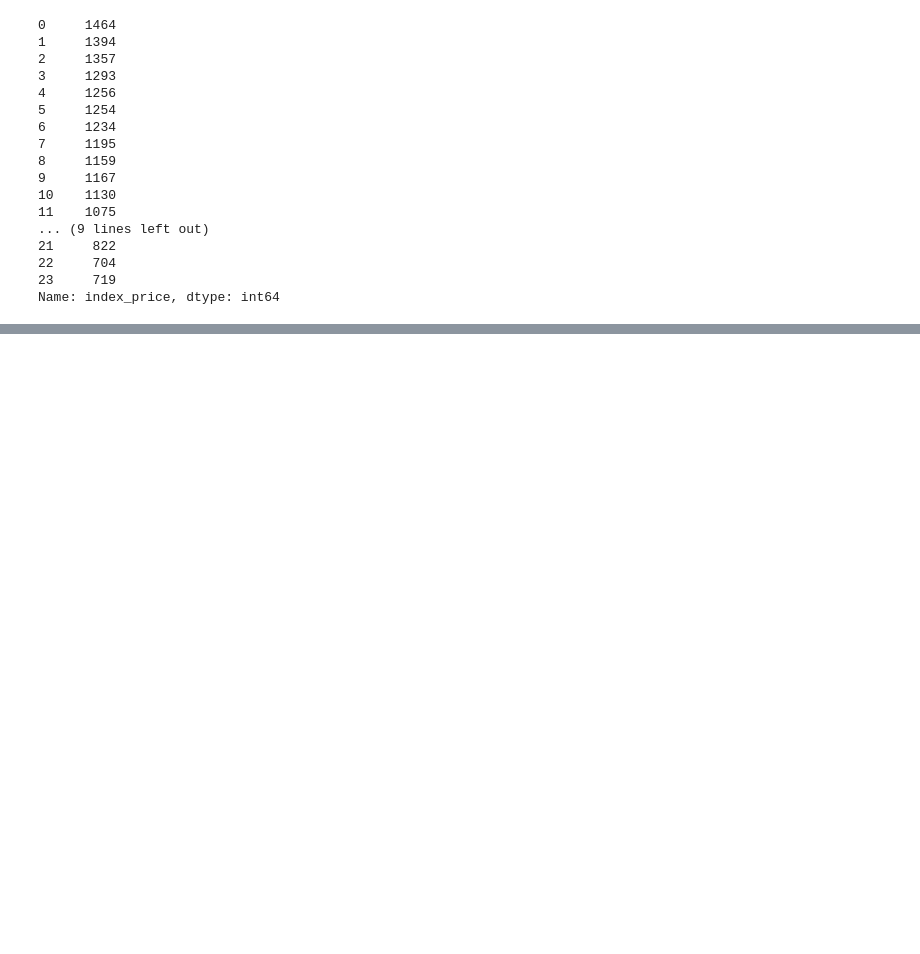
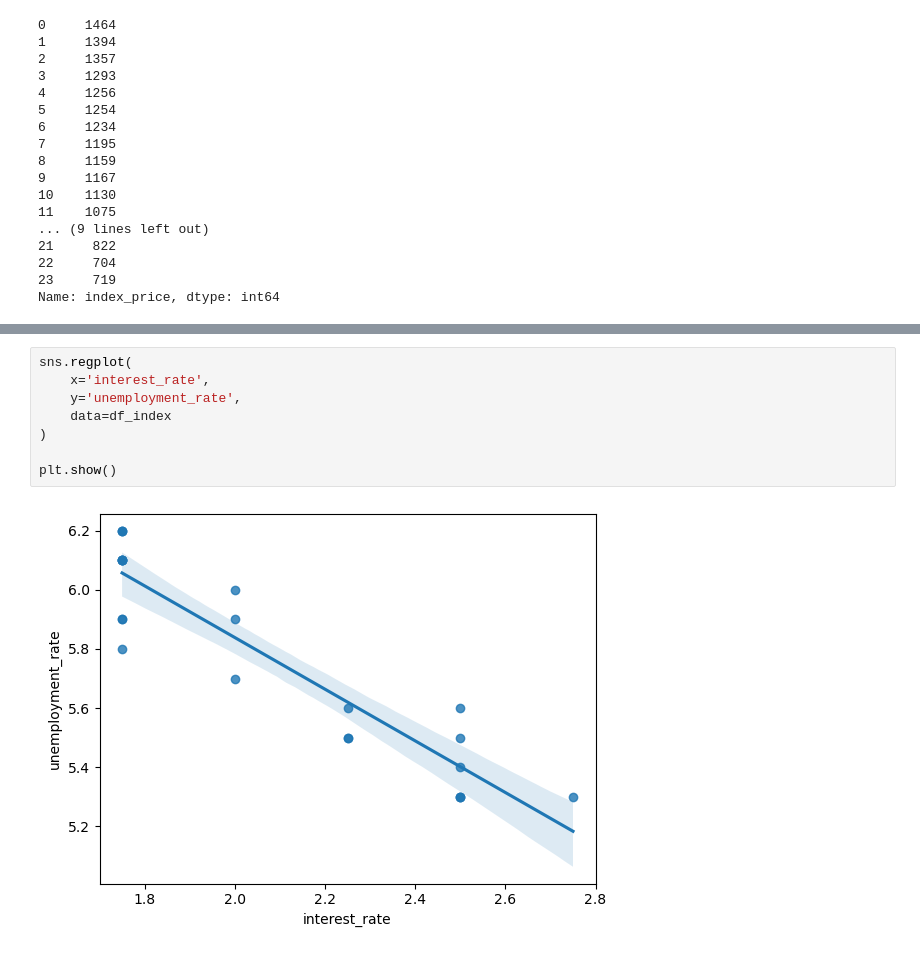
Before and after one commit to nsn-mah6/Linear_Regresssion, a Jupyter notebook: multiple_linear_regression.ipynb, the cells around one changed output, grey strips where cells are left out. Cells and saved outputs as stored; diff of their text form; blank space fills up the shorter version.

```diff
--- a/multiple_linear_regression.ipynb
+++ b/multiple_linear_regression.ipynb
@@ -99,0 +114,10 @@ Name: index_price, dtype: int64
+# %%
+sns.regplot(
+    x='interest_rate',
+    y='unemployment_rate',
+    data=df_index
+)
+
+plt.show()
+# %% [output]
+[figure, added]
```
Also changed, not shown: parts of 21 cells of this notebook.
